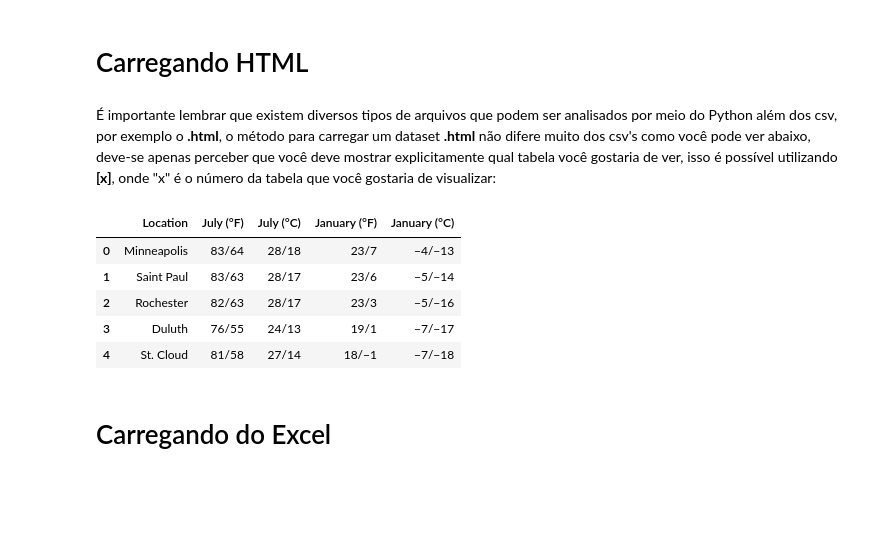
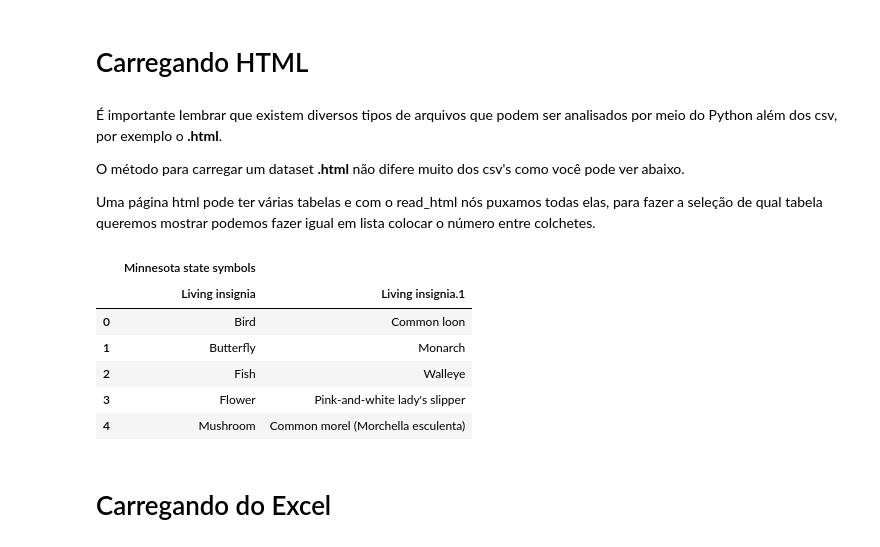
Before and after one commit to heitorhenriques/MiniCurso, a Jupyter notebook: Aula 2/Aula2.ipynb, the cells around one changed output. Cells and saved outputs as stored; diff of their text form; code cells hidden in the pictures; blank space fills up the shorter version.

Commit message:
mudanças para amanha

```diff
--- a/Aula 2/Aula2.ipynb
+++ b/Aula 2/Aula2.ipynb
@@ -84,17 +75,22 @@ df
 # %% [markdown]
 # Carregando HTML
 # %% [markdown]
-É importante lembrar que existem diversos tipos de arquivos que podem ser analisados por meio do Python além dos csv, por exemplo o **.html**, o método para carregar um dataset **.html** não difere muito dos csv's como você pode ver abaixo, deve-se apenas perceber que você deve mostrar explicitamente qual tabela você gostaria de ver, isso é possível utilizando **[x]**, onde "x" é o número da tabela que você gostaria de visualizar:
+É importante lembrar que existem diversos tipos de arquivos que podem ser analisados por meio do Python além dos csv, por exemplo o **.html**.
+
+O método para carregar um dataset **.html** não difere muito dos csv's como você pode ver abaixo.
+
+Uma página html pode ter várias tabelas e com o read_html nós puxamos todas elas, para fazer a seleção de qual tabela queremos mostrar podemos fazer igual em lista colocar o número entre colchetes.
 # %%
 html = pd.read_html('https://en.wikipedia.org/wiki/Minnesota')
-html[2].head()
+html[1].head()
 # %% [output]
-|  | Location | July (°F) | July (°C) | January (°F) | January (°C) |
-| 0 | Minneapolis | 83/64 | 28/18 | 23/7 | −4/−13 |
-| 1 | Saint Paul | 83/63 | 28/17 | 23/6 | −5/−14 |
-| 2 | Rochester | 82/63 | 28/17 | 23/3 | −5/−16 |
-| 3 | Duluth | 76/55 | 24/13 | 19/1 | −7/−17 |
-| 4 | St. Cloud | 81/58 | 27/14 | 18/−1 | −7/−18 |
+|  | Minnesota state symbols |  |
+|  | Living insignia | Living insignia.1 |
+| 0 | Bird | Common loon |
+| 1 | Butterfly | Monarch |
+| 2 | Fish | Walleye |
+| 3 | Flower | Pink-and-white lady's slipper |
+| 4 | Mushroom | Common morel (Morchella esculenta) |
 # %% [markdown]
 # Carregando do Excel
 # %% [markdown]
```
Also changed, not shown: parts of 45 cells of this notebook, 1 other file.
